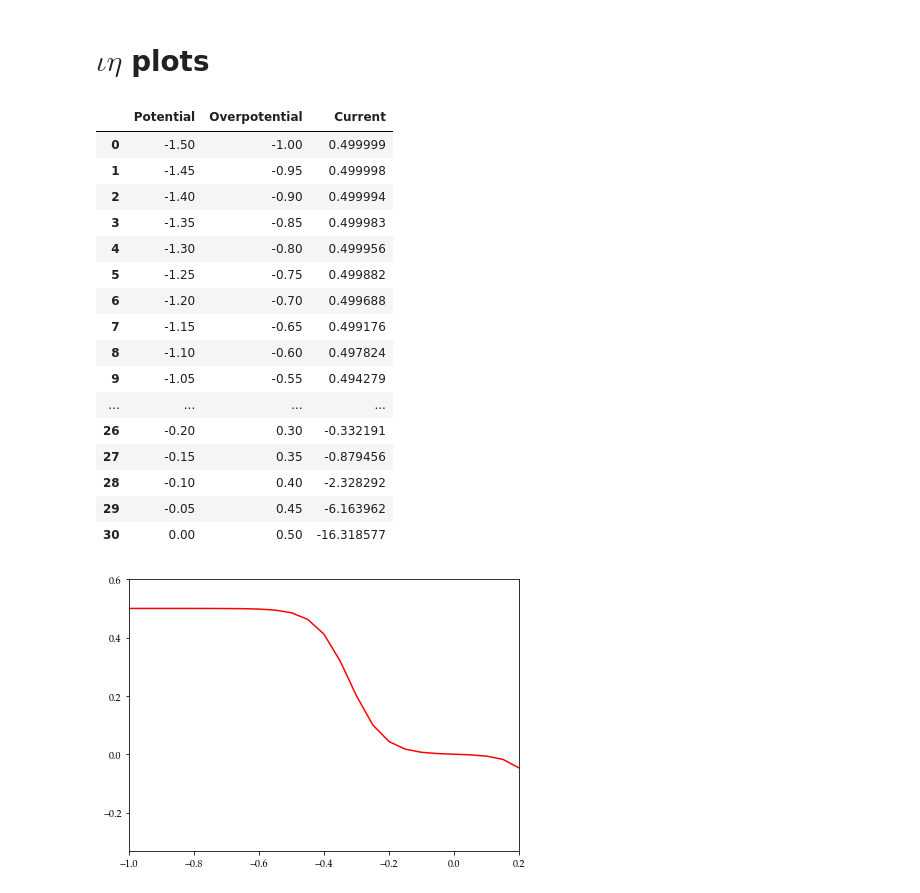
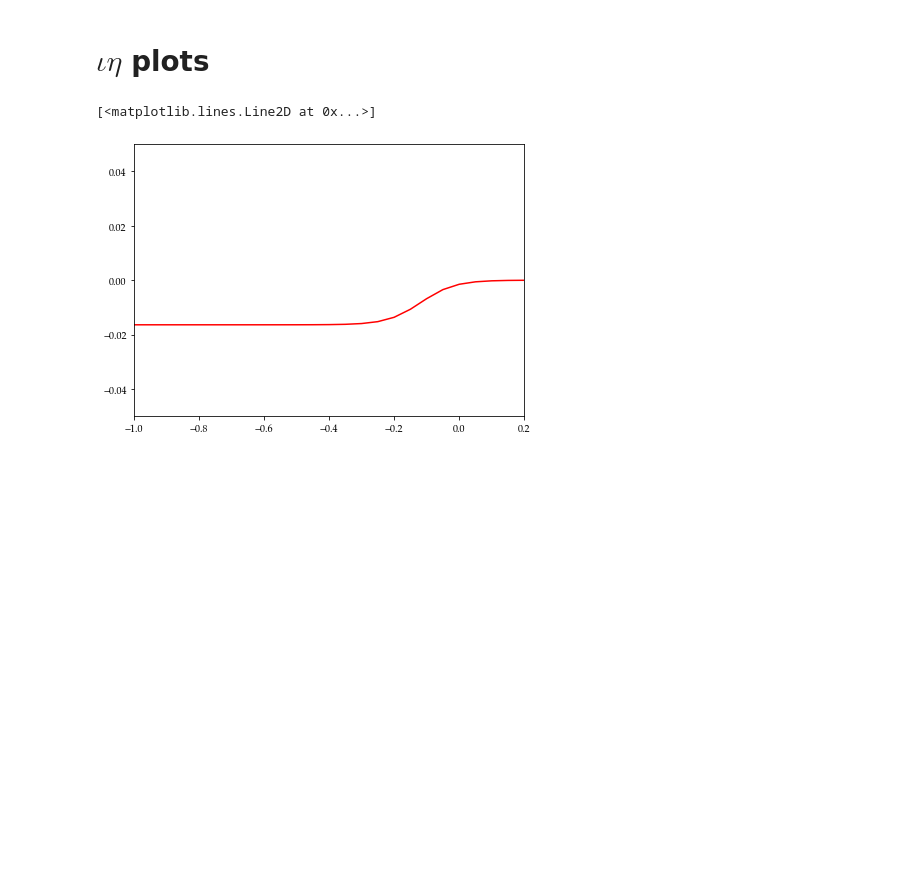
Before and after one commit to jmsieffer/ChemPhysicsMisc, a Jupyter notebook: ChemPhysicsMisc/MiscScienceScripts/ButlerVolmer.ipynb, the cells around one changed output. Saved outputs shown, nothing was run; the diff lists cells and outputs as text; code cells hidden in the pictures; blank space fills up the shorter version.

Commit message:
Some Current Overpotential Accuracy

```diff
--- a/ChemPhysicsMisc/MiscScienceScripts/ButlerVolmer.ipynb
+++ b/ChemPhysicsMisc/MiscScienceScripts/ButlerVolmer.ipynb
@@ -13,6 +13,7 @@ alphac = 0.7
 R = 8.314
 T = 298
 F = 96485
+n = 1
 EEq = 0.771
 z = 1
 jmax = 600
@@ -111,53 +111,52 @@ Text(0, 0.5, 'Current Density (A/cm^2)')
 # %%
 #Constants for 3.3
 A = 1
 CO2 = 1.0*10**(-3)
 CR2 = 1.0*10**(-5)
+mO = 0.01
+mR = 0.01
 n=1
 a=0.5
 kTT=1.0*10**(-4)
 f = F/(R*T)
-ilc = 1
-ila = 1
 i0 = ExchangeCurrent(a,kTT, CO2, CR2)
+
+#Find ilc and ila
+def iancat(m, C):
+    return n * F * m * C
+
+ila = iancat(mR,CR2)
+ilc = iancat(mO,CO2)
 
 #Creating the DataFrame full of data
 Potential = np.arange(-1.5,0.05,.05)
 Overpotential = Potential + 0.5
 df = pd.DataFrame({'Potential': Potential, 'Overpotential': Overpotential})
 df = df.round(3)
 
+def exp1(Overpotential):
+    return np.exp(-a * f * Overpotential)
+
+def exp2(Overpotential):
+    return np.exp(1-a * f * Overpotential)
 
 def Current(Overpotential, ilc, ila):
-    return (np.exp(-a*f*Overpotential)- np.exp((1-a)*f*Overpotential))/ ((1/i0) + (np.exp(-a*f*Overpotential)/ilc) + (np.exp(-a*f*Overpotential)/ila))
+    return (exp1(Overpotential)- exp2(Overpotential))/ ((1/i0) + (exp1(Overpotential)/ilc) + (exp1(Overpotential)/ila))
 
-CurrentBT = Current(df.Overpotential, 1, 1)
+exp1set = exp1(df.Overpotential)
+df['exp1'] = exp1set
+exp2set = exp2(df.Overpotential)
+df['exp2'] = exp1set
+CurrentBT = Current(df.Overpotential, ilc, ila)
 df['Current'] = CurrentBT
 
 
 fig = plt.figure(figsize = (7,5))
 
 plt.xlim(-1,.2)
-plt.ylim(-0.332191,.6)
+plt.ylim(-0.05,.05)
 
 plt.plot(df.Overpotential,CurrentBT, color = 'red')
-df
 # %% [output]
-|  | Potential | Overpotential | Current |
-| 0 | -1.50 | -1.00 | 0.499999 |
-| 1 | -1.45 | -0.95 | 0.499998 |
-| 2 | -1.40 | -0.90 | 0.499994 |
-| 3 | -1.35 | -0.85 | 0.499983 |
-| 4 | -1.30 | -0.80 | 0.499956 |
-| 5 | -1.25 | -0.75 | 0.499882 |
-| 6 | -1.20 | -0.70 | 0.499688 |
-| 7 | -1.15 | -0.65 | 0.499176 |
-| 8 | -1.10 | -0.60 | 0.497824 |
-| 9 | -1.05 | -0.55 | 0.494279 |
-| ... | ... | ... | ... |
-| 26 | -0.20 | 0.30 | -0.332191 |
-| 27 | -0.15 | 0.35 | -0.879456 |
-| 28 | -0.10 | 0.40 | -2.328292 |
-| 29 | -0.05 | 0.45 | -6.163962 |
-| 30 | 0.00 | 0.50 | -16.318577 |
+[<matplotlib.lines.Line2D at 0x...>]
-[figure, old version]
+[figure, new version]
```
Also changed, not shown: parts of 3 cells of this notebook, 1 other file.
